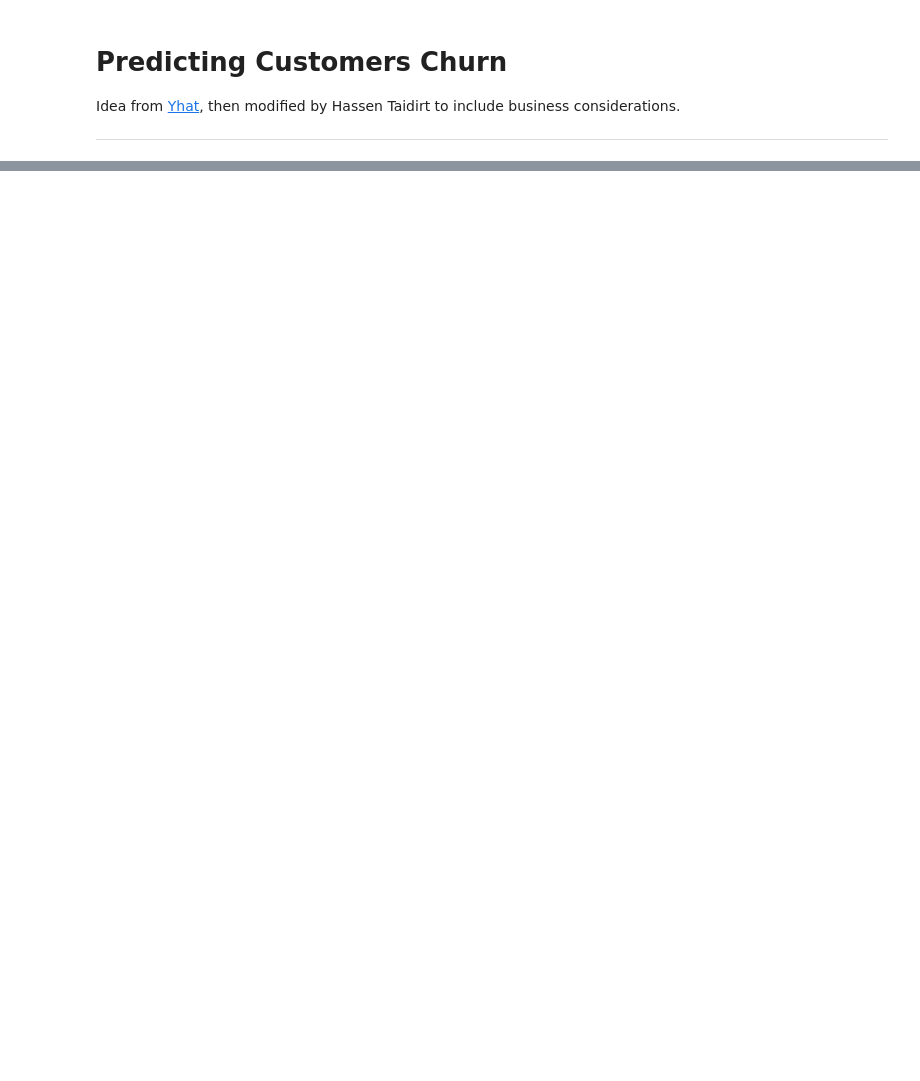
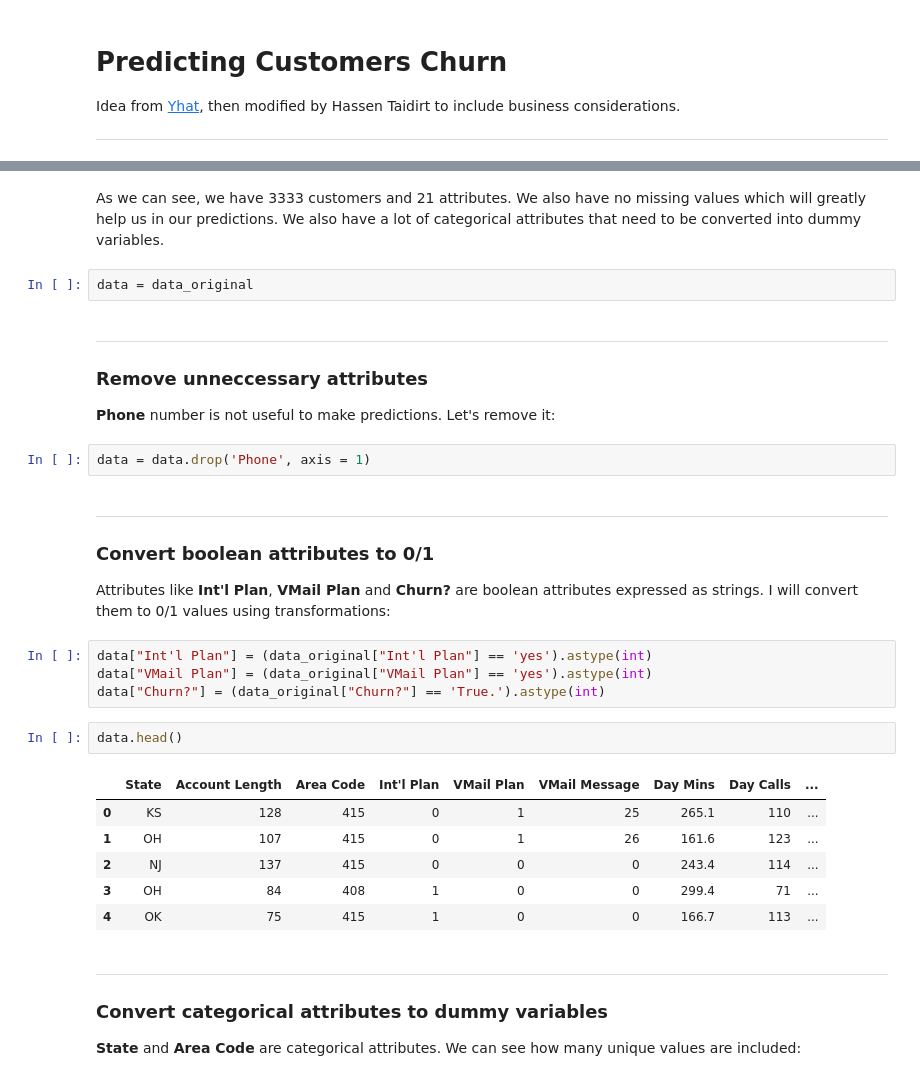
Before and after one commit to HassenIO/predicting-customer-churn, a Jupyter notebook: Predicting Customers Churn.ipynb, the cells around one changed output, grey strips where cells are left out. Cells and saved outputs as stored; diff of their text form; blank space fills up the shorter version.

```diff
--- a/Predicting Customers Churn.ipynb
+++ b/Predicting Customers Churn.ipynb
@@ -16,0 +89,37 @@ Here we go!
+# %% [markdown]
+As we can see, we have 3333 customers and 21 attributes. We also have no missing values which will greatly help us in our predictions. We also have a lot of categorical attributes that need to be converted into dummy variables.
+# %%
+data = data_original
+# %% [markdown]
+***
+
+### Remove unneccessary attributes
+
+**Phone** number is not useful to make predictions. Let's remove it:
+# %%
+data = data.drop('Phone', axis = 1)
+# %% [markdown]
+***
+
+### Convert boolean attributes to 0/1
+
+Attributes like **Int'l Plan**, **VMail Plan** and **Churn?** are boolean attributes expressed as strings. I will convert them to 0/1 values using transformations:
+# %%
+data["Int'l Plan"] = (data_original["Int'l Plan"] == 'yes').astype(int)
+data["VMail Plan"] = (data_original["VMail Plan"] == 'yes').astype(int)
+data["Churn?"] = (data_original["Churn?"] == 'True.').astype(int)
+# %%
+data.head()
+# %% [output]
+|  | State | Account Length | Area Code | Int'l Plan | VMail Plan | VMail Message | Day Mins | Day Calls | ... |
+| 0 | KS | 128 | 415 | 0 | 1 | 25 | 265.1 | 110 | ... |
+| 1 | OH | 107 | 415 | 0 | 1 | 26 | 161.6 | 123 | ... |
+| 2 | NJ | 137 | 415 | 0 | 0 | 0 | 243.4 | 114 | ... |
+| 3 | OH | 84 | 408 | 1 | 0 | 0 | 299.4 | 71 | ... |
+| 4 | OK | 75 | 415 | 1 | 0 | 0 | 166.7 | 113 | ... |
+# %% [markdown]
+***
+
+### Convert categorical attributes to dummy variables
+
+**State** and **Area Code** are categorical attributes. We can see how many unique values are included:
```
Also changed, not shown: parts of 24 cells of this notebook, 3 other files.
